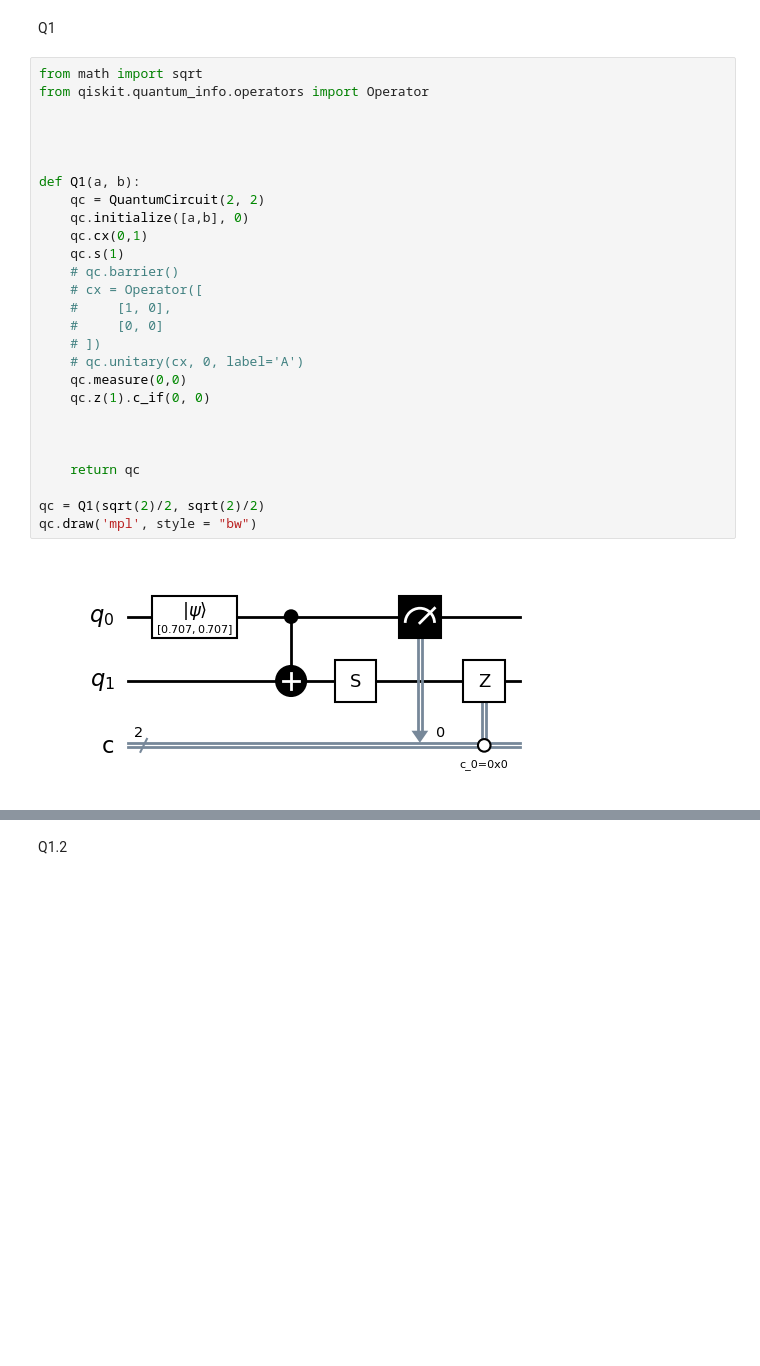
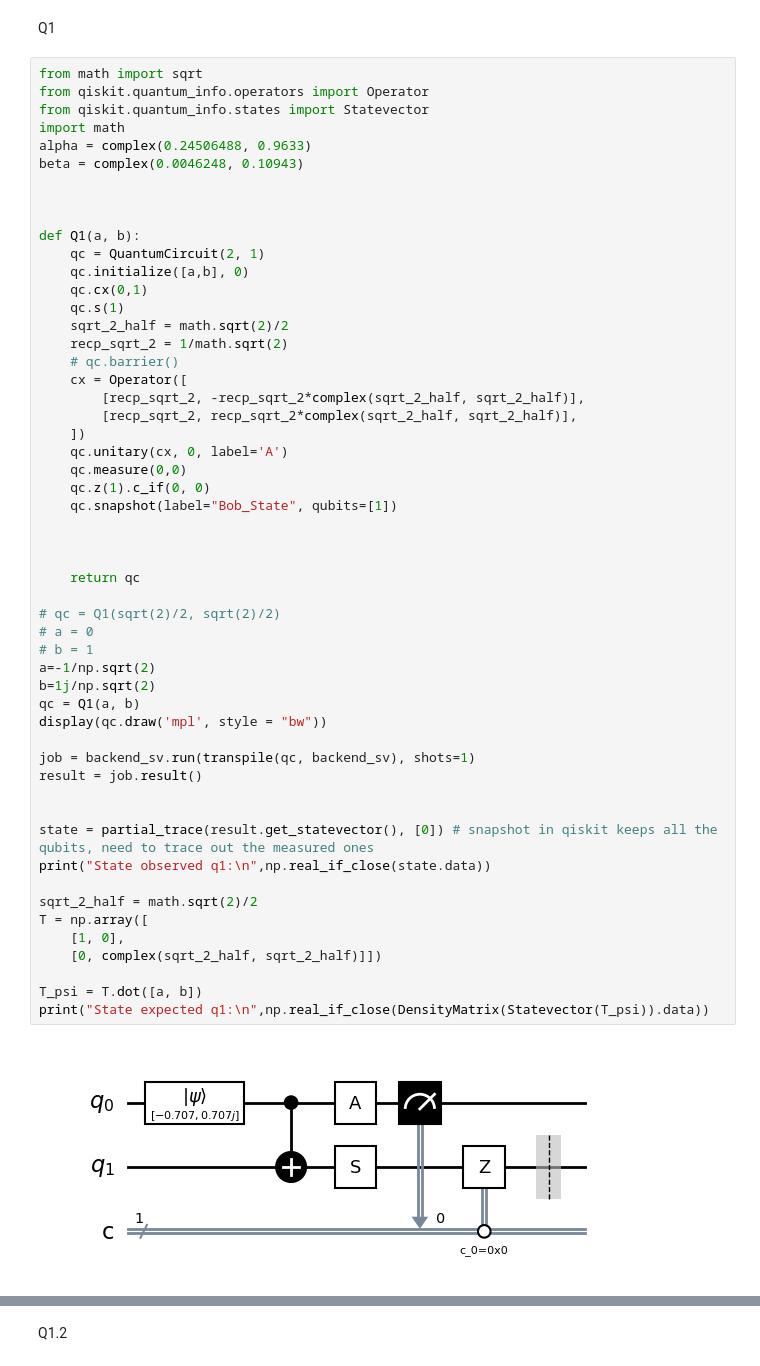
Before and after one commit to Lucifer1662/quantum, a Jupyter notebook: Assignement 1.ipynb, the cells around one changed output, grey strips where cells are left out. Cells and saved outputs as stored; diff of their text form; blank space fills up the shorter version.

```diff
--- a/Assignement 1.ipynb
+++ b/Assignement 1.ipynb
@@ -22,29 +22,55 @@ Q1
 # %%
 from math import sqrt
 from qiskit.quantum_info.operators import Operator
-
+from qiskit.quantum_info.states import Statevector
+import math
+alpha = complex(0.24506488, 0.9633)
+beta = complex(0.0046248, 0.10943)
 
 
 
 def Q1(a, b):
-    qc = QuantumCircuit(2, 2)
+    qc = QuantumCircuit(2, 1)
     qc.initialize([a,b], 0)
     qc.cx(0,1)
     qc.s(1)
+    sqrt_2_half = math.sqrt(2)/2
+    recp_sqrt_2 = 1/math.sqrt(2)
     # qc.barrier()
-    # cx = Operator([
-    #     [1, 0],
-    #     [0, 0]
-    # ])
-    # qc.unitary(cx, 0, label='A')
+    cx = Operator([
+        [recp_sqrt_2, -recp_sqrt_2*complex(sqrt_2_half, sqrt_2_half)],
+        [recp_sqrt_2, recp_sqrt_2*complex(sqrt_2_half, sqrt_2_half)],
+    ])
+    qc.unitary(cx, 0, label='A')
     qc.measure(0,0)
     qc.z(1).c_if(0, 0)
+    qc.snapshot(label="Bob_State", qubits=[1])
 
 
 
     return qc
 
-qc = Q1(sqrt(2)/2, sqrt(2)/2)
-qc.draw('mpl', style = "bw")
+# qc = Q1(sqrt(2)/2, sqrt(2)/2)
+# a = 0
+# b = 1
+a=-1/np.sqrt(2)
+b=1j/np.sqrt(2)
+qc = Q1(a, b)
+display(qc.draw('mpl', style = "bw"))
+
+job = backend_sv.run(transpile(qc, backend_sv), shots=1)
+result = job.result()
+
+
+state = partial_trace(result.get_statevector(), [0]) # snapshot in qiskit keeps all the qubits, need to trace out the measured ones
+print("State observed q1:\n",np.real_if_close(state.data))
+
+sqrt_2_half = math.sqrt(2)/2
+T = np.array([
+    [1, 0],
+    [0, complex(sqrt_2_half, sqrt_2_half)]])
+
+T_psi = T.dot([a, b])
+print("State expected q1:\n",np.real_if_close(DensityMatrix(Statevector(T_psi)).data))
 # %% [output]
-[figure, old version]
+[figure, new version]
```
Also changed, not shown: parts of 3 cells of this notebook, 4 other files.
